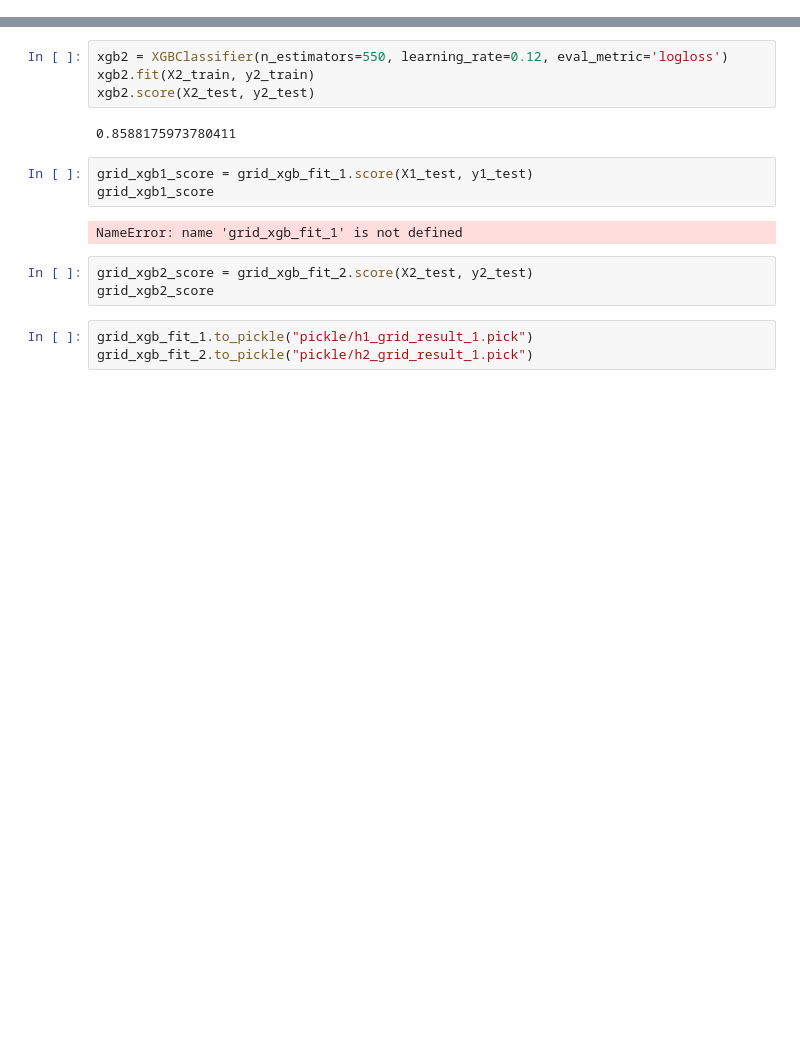
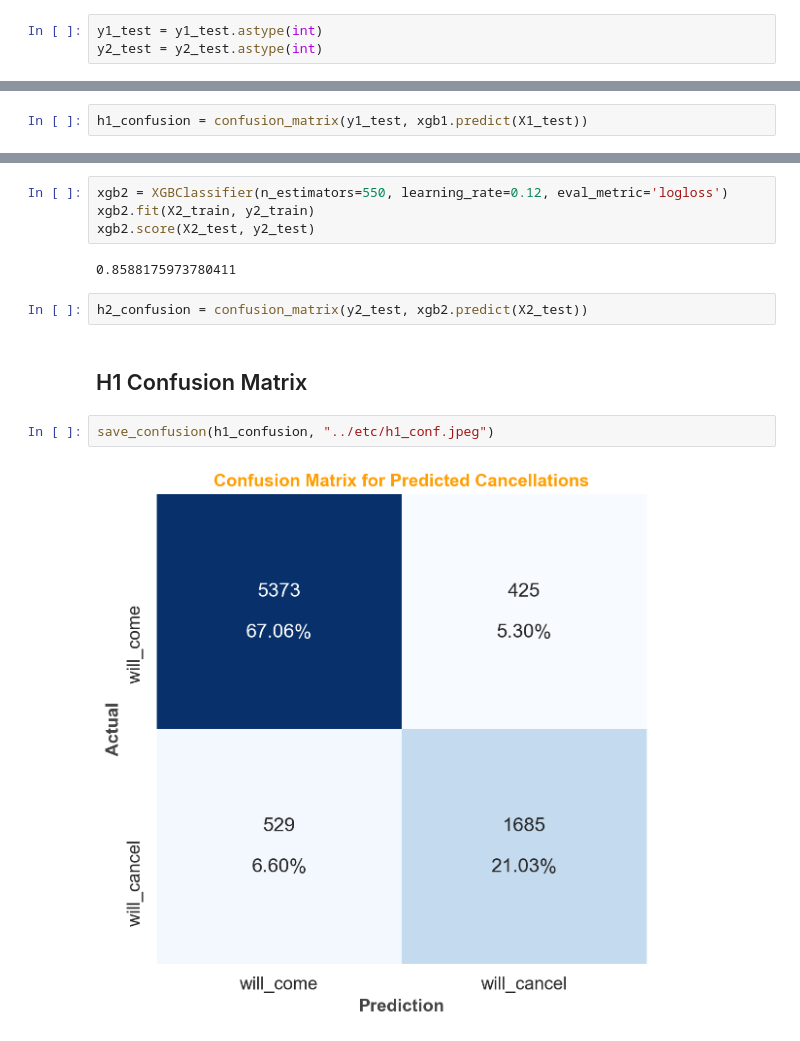
Before and after one commit to edubu2/hotel-revman-system, a Jupyter notebook: code/cxl_model_setup.ipynb, the cells around one changed output, grey strips where cells are left out. Drawn from its saved outputs; the diff is of its cells as text; blank space fills up the shorter version.

```diff
--- a/code/cxl_model_setup.ipynb
+++ b/code/cxl_model_setup.ipynb
@@ -321,6 +351,11 @@ R^2 score: 0.8564225387621328
+# %%
+y1_test = y1_test.astype(int)
+y2_test = y2_test.astype(int)
 # %%
 xgb1 = XGBClassifier(n_estimators=475, learning_rate=0.11, eval_metric='logloss')
 xgb1.fit(X1_train, y1_train)
 xgb1.score(X1_test, y1_test)
 # %% [output]
 0.8809286070893659
+# %%
+h1_confusion = confusion_matrix(y1_test, xgb1.predict(X1_test))
@@ -330,14 +367,11 @@ xgb2.fit(X2_train, y2_train)
 xgb2.score(X2_test, y2_test)
 # %% [output]
 0.8588175973780411
-# %%
-grid_xgb1_score = grid_xgb_fit_1.score(X1_test, y1_test)
-grid_xgb1_score
-# %% [output]
-NameError: name 'grid_xgb_fit_1' is not defined
-# %%
-grid_xgb2_score = grid_xgb_fit_2.score(X2_test, y2_test)
-grid_xgb2_score
-# %%
-grid_xgb_fit_1.to_pickle("pickle/h1_grid_result_1.pick")
-grid_xgb_fit_2.to_pickle("pickle/h2_grid_result_1.pick")
+# %%
+h2_confusion = confusion_matrix(y2_test, xgb2.predict(X2_test))
+# %% [markdown]
+## H1 Confusion Matrix
+# %%
+save_confusion(h1_confusion, "../etc/h1_conf.jpeg")
+# %% [output]
+[figure, added]
```
Also changed, not shown: parts of 10 cells of this notebook, 4 other files.
